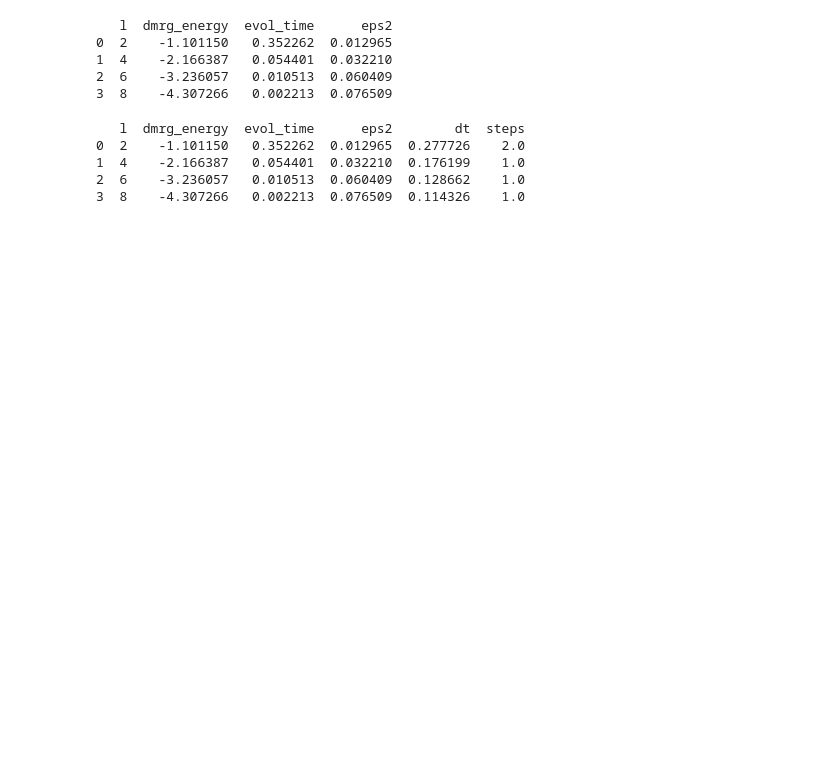
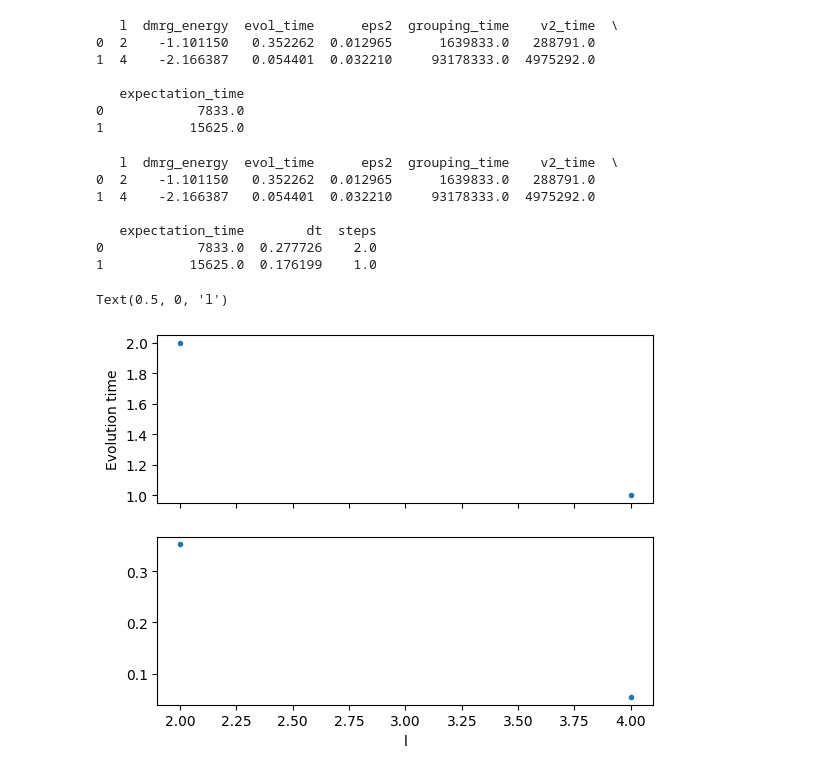
Before and after one commit to bdalfavero/qpe_resources, a Jupyter notebook: h_chains_sparse.ipynb, the cells around one changed output. Cells and saved outputs as stored; diff of their text form; code cells hidden in the pictures; blank space fills up the shorter version.

```diff
--- a/h_chains_sparse.ipynb
+++ b/h_chains_sparse.ipynb
@@ -21,8 +23,11 @@ energy_error = 1e-3
 dmrg_energies = {}
 eps2_vals = {}
 evol_times = {}
+grouping_times = {}
+v2_times = {}
+expectation_times = {}
 
-for l in [2, 4, 6, 8]:
+for l in [2, 4]:
     print(f"l = {l}")
     bond_length = 1.0
     natoms = l
@@ -63,8 +68,11 @@ for l in [2, 4, 6, 8]:
     print(f"Evolution time = {evol_time}")
     evol_times[l] = evol_time
 
+    start_time = perf_counter_ns()
     groups = get_si_sets(ham_cirq, nq)
     print(f"There are {len(groups)} groups.")
+    end_time = perf_counter_ns()
+    grouping_time = float(end_time - start_time)
 
     group_qubops = to_groups_of(groups)
     sparse_frag_ops = []
@@ -80,10 +88,19 @@ for l in [2, 4, 6, 8]:
             sparse_frag_ops.append(new_op)
         else:
             sparse_frag_ops.append(op_sparse)
+    start_time = perf_counter_ns()
     v2_sparse = get_v2_sarray(sparse_frag_ops)
+    end_time = perf_counter_ns()
+    v2_time = float(end_time - start_time)
+    start_time = perf_counter_ns()
     eps2 = np.vdot(ground_state_vec, v2_sparse @ ground_state_vec).real
+    end_time = perf_counter_ns()
+    expectation_time = float(end_time - start_time)
     print(f"eps2 = {eps2}")
     eps2_vals[l] = eps2
+    grouping_times[l] = grouping_time
+    v2_times[l] = v2_time
+    expectation_times[l] = expectation_time
 # %% [output]
 l = 2
 Hamiltonian has 15 terms.
@@ -120,25 +121,39 @@ eps2 = 0.07650867262053987
 # %%
 records = []
 for l in evol_times.keys():
-    records.append((l, dmrg_energies[l], evol_times[l], eps2_vals[l]))
-df = pd.DataFrame.from_records(records, columns=["l", "dmrg_energy", "evol_time", "eps2"])
+    records.append((l, dmrg_energies[l], evol_times[l], eps2_vals[l], grouping_times[l], v2_times[l], expectation_times[l]))
+df = pd.DataFrame.from_records(records, columns=["l", "dmrg_energy", "evol_time", "eps2", "grouping_time", "v2_time", "expectation_time"])
 print(df.head())
 # %% [output]
-   l  dmrg_energy  evol_time      eps2
-0  2    -1.101150   0.352262  0.012965
-1  4    -2.166387   0.054401  0.032210
-2  6    -3.236057   0.010513  0.060409
-3  8    -4.307266   0.002213  0.076509
+   l  dmrg_energy  evol_time      eps2  grouping_time    v2_time  \
+0  2    -1.101150   0.352262  0.012965      1639833.0   288791.0
+1  4    -2.166387   0.054401  0.032210     93178333.0  4975292.0
+
+   expectation_time
+0            7833.0
+1           15625.0
 # %%
 df["dt"] = np.sqrt(energy_error / np.abs(df["eps2"]))
 df["steps"] = np.ceil(df["evol_time"] / df["dt"])
 # %%
 print(df.head())
 # %% [output]
-   l  dmrg_energy  evol_time      eps2        dt  steps
-0  2    -1.101150   0.352262  0.012965  0.277726    2.0
-1  4    -2.166387   0.054401  0.032210  0.176199    1.0
-2  6    -3.236057   0.010513  0.060409  0.128662    1.0
-3  8    -4.307266   0.002213  0.076509  0.114326    1.0
+   l  dmrg_energy  evol_time      eps2  grouping_time    v2_time  \
+0  2    -1.101150   0.352262  0.012965      1639833.0   288791.0
+1  4    -2.166387   0.054401  0.032210     93178333.0  4975292.0
+
+   expectation_time        dt  steps
+0            7833.0  0.277726    2.0
+1           15625.0  0.176199    1.0
 # %%
 df.to_csv("data/h_chain_results.csv")
+# %%
+fig, ax = plt.subplots(2, 1, sharex=True)
+ax[0].plot(df["l"], df["steps"], '.')
+ax[0].set_ylabel("Number of steps")
+ax[1].plot(df["l"], df["evol_time"], '.')
+ax[0].set_ylabel("Evolution time")
+ax[1].set_xlabel("l")
+# %% [output]
+Text(0.5, 0, 'l')
+[figure, added]
```
Also changed, not shown: parts of 3 cells of this notebook.
